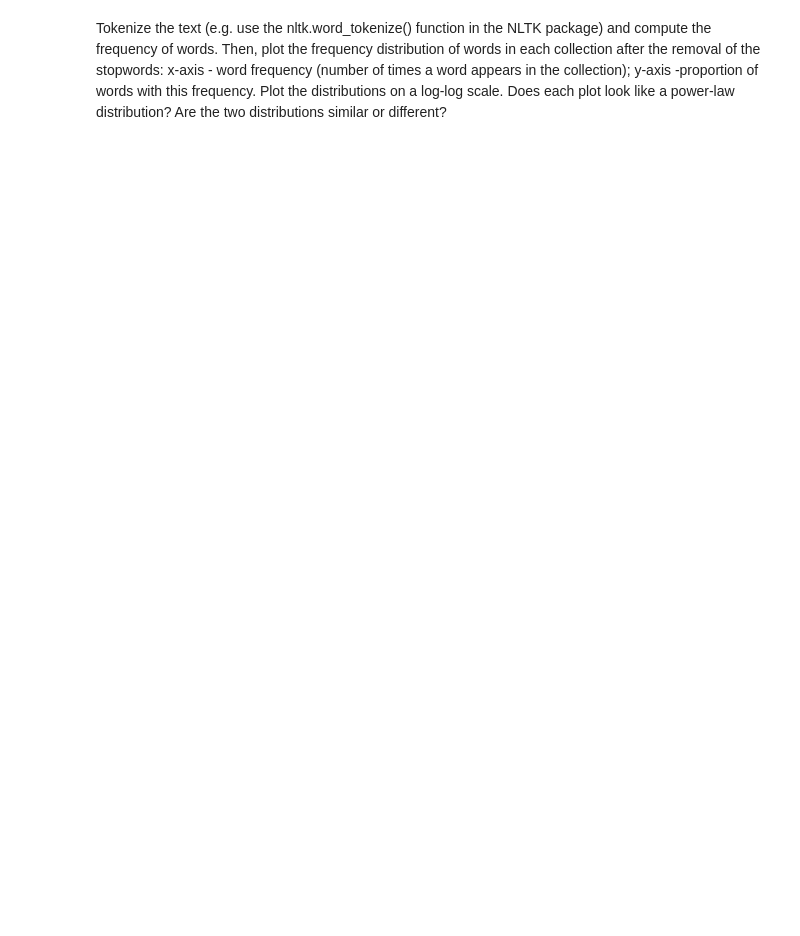
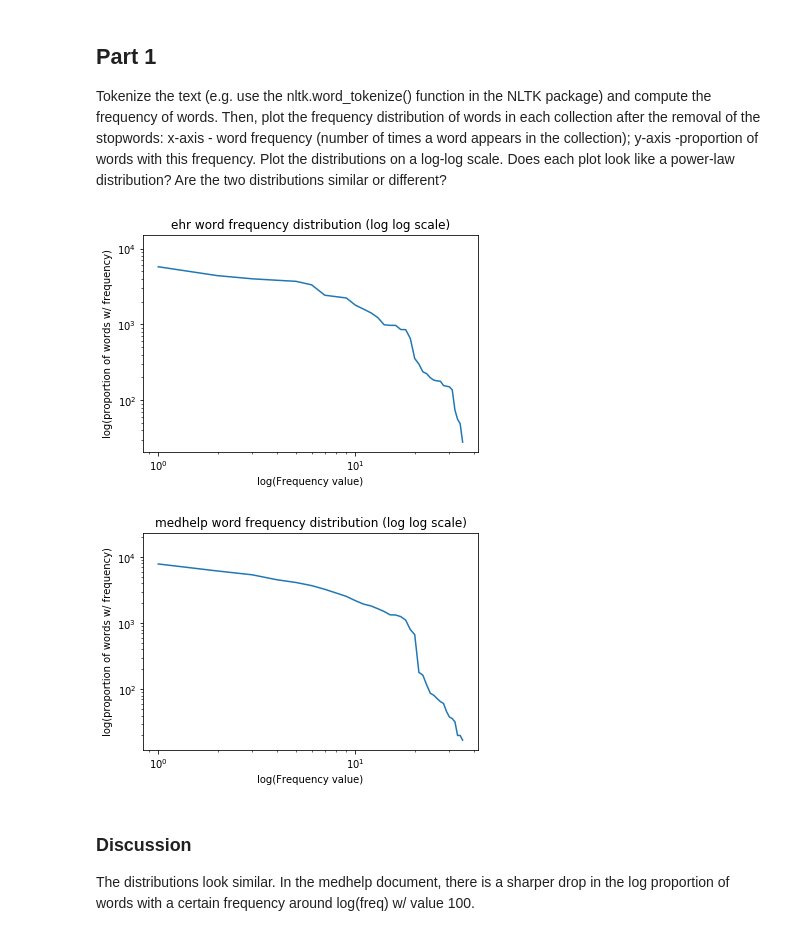
Before and after one commit to jarvmiller/IR_assignment_1, a Jupyter notebook: text_data_analyses.ipynb, the cells around one changed output. Saved outputs shown, nothing was run; the diff lists cells and outputs as text; code cells hidden in the pictures; blank space fills up the shorter version.

```diff
--- a/text_data_analyses.ipynb
+++ b/text_data_analyses.ipynb
@@ -0,0 +29,18 @@
+# %%
+import nltk
+from collections import Counter
+import string
+import matplotlib.pyplot as plt
+from six import text_type
+
+nltk.download('punkt')
+nltk.download("stopwords")
+nltk.download('averaged_perceptron_tagger')
+
+f = open("ehr.txt")
+ehr = f.read()
+f = open("medhelp.txt")
+medhelp = f.read()
+f = open("stoplist.txt")
+stoplist = f.read().splitlines()
+punc = set(string.punctuation)
@@ -1,7 +55,34 @@
 # %% [markdown]
+## Part 1
 Tokenize the text (e.g. use the nltk.word_tokenize() function in the NLTK package)
 and compute the frequency of words. Then, plot the frequency distribution of words in each collection after the
 removal of the stopwords: x-axis - word frequency (number of times a word appears in the collection); y-axis
 -proportion of words with this frequency. Plot the distributions on a log-log scale. Does each plot look like a
 power-law distribution? Are the two distributions similar or different?
+# %%
+def plt_freq_dist(text, **kwargs):
+    title  = kwargs.pop( 'title'  )
+    xlabel = kwargs.pop( 'xlabel' )
+    ylabel = kwargs.pop( 'ylabel' )
+    important_words = filter(lambda x: x.lower() not in stoplist and x not in punc, text)
+    fdist = Counter(important_words)
+    samples = [item for item, _ in fdist.most_common()]
+    freqs = [fdist[sample] for sample in samples]
+    plt.loglog(freqs, **kwargs)
+    plt.xlabel(xlabel)
+    plt.ylabel(ylabel)
+    plt.title(title)
+    plt.show()
+
+enh_labs = {'title': 'ehr word frequency distribution (log log scale)', "xlabel": 'log(Frequency value)', 'ylabel': 'log(proportion of words w/ frequency)'}
+medhelp_labs = {'title': 'medhelp word frequency distribution (log log scale)', "xlabel": 'log(Frequency value)', 'ylabel': 'log(proportion of words w/ frequency)'}
+
+plt_freq_dist(ehr.lower(), **enh_labs)
+plt_freq_dist(medhelp.lower(), **medhelp_labs)
+# %% [output]
+[figure, added]
+[figure, added]
+# %% [markdown]
+### Discussion
+The distributions look similar. In the medhelp document, there is a sharper drop in the log proportion of words with a certain frequency around log(freq) w/ value 100.
 # %% [markdown]
```
Also changed, not shown: parts of 25 cells of this notebook.
